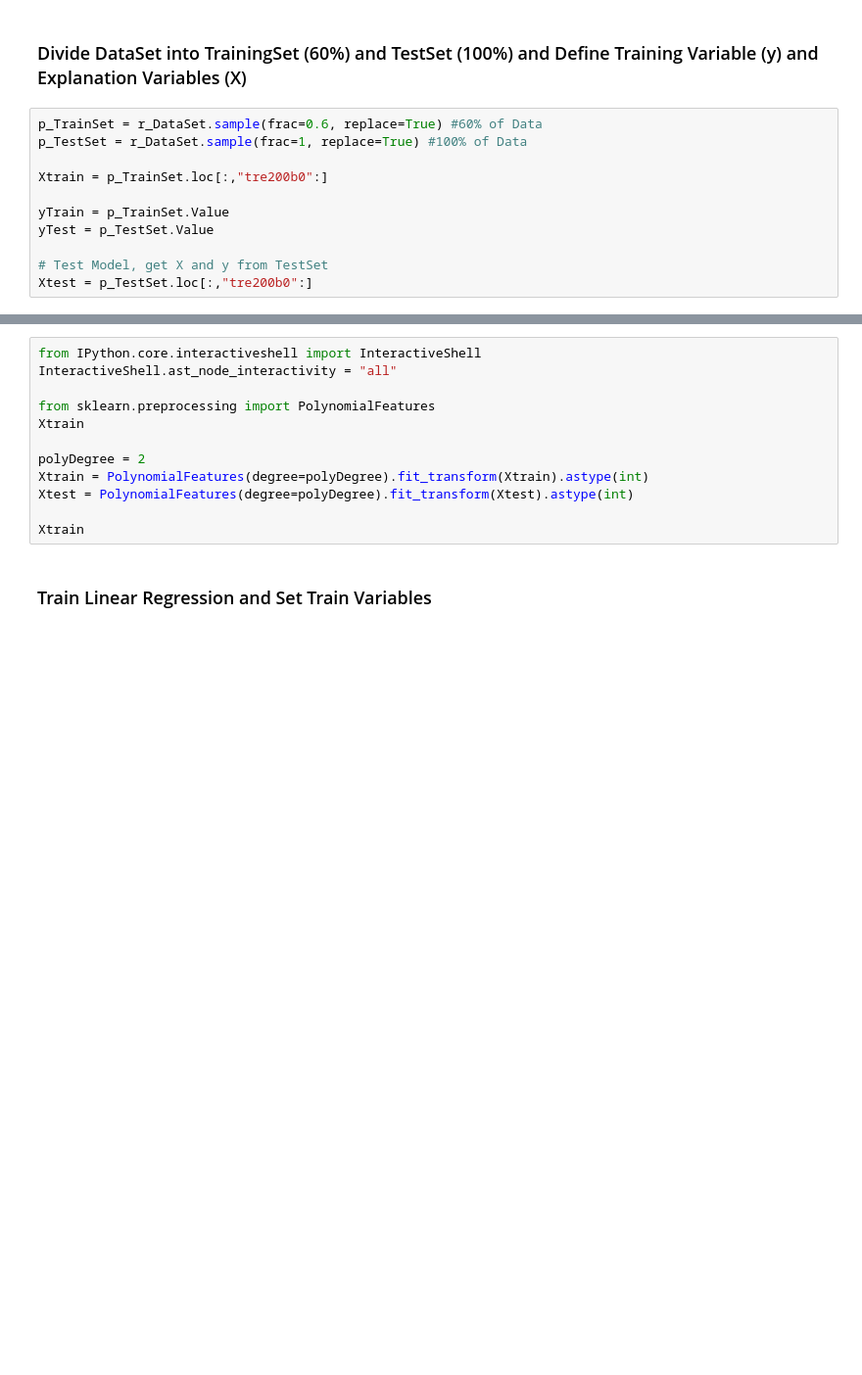
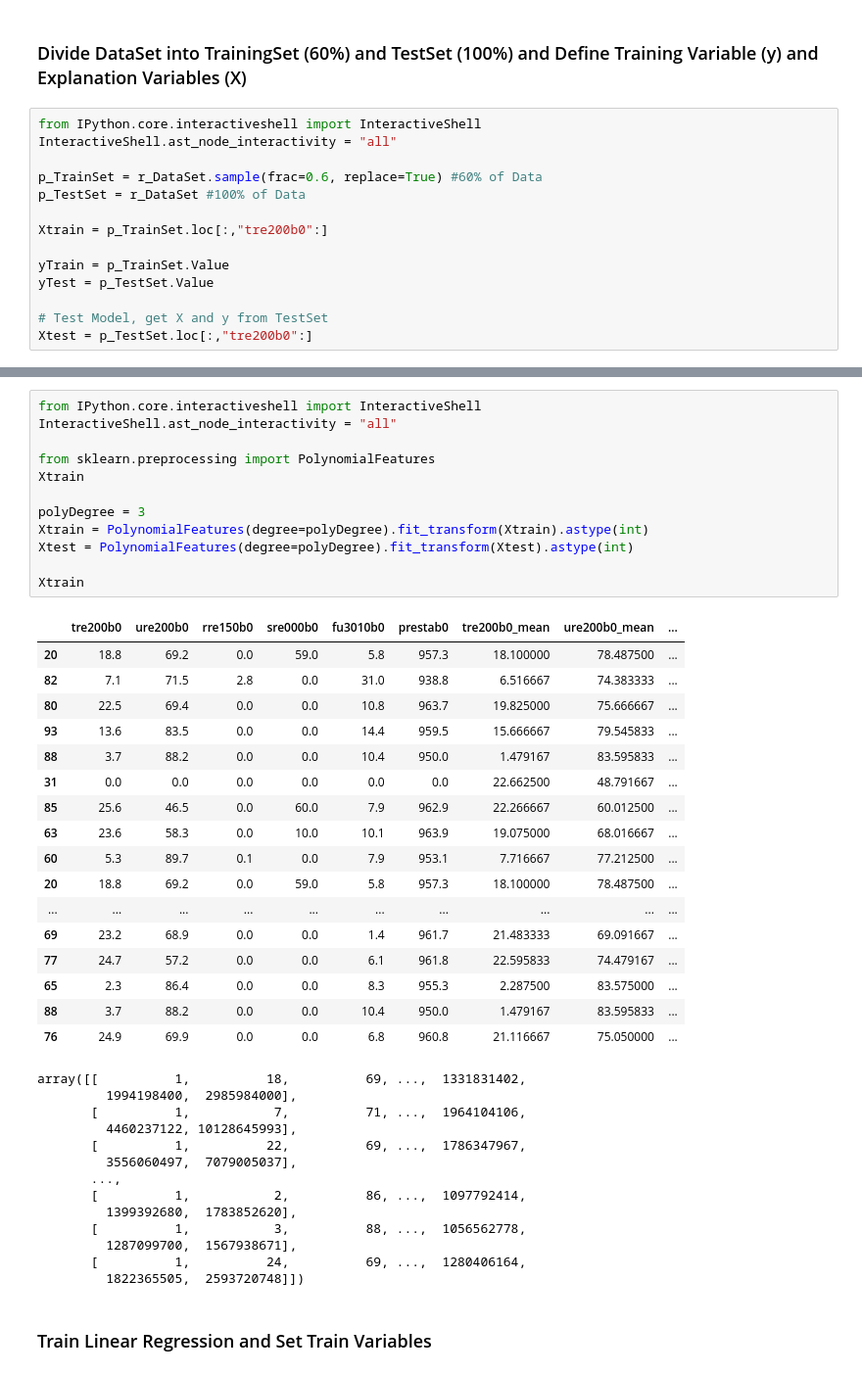
Before and after one commit to airigare/AI, a Jupyter notebook: Train.LinearModel.ipynb, the cells around one changed output, grey strips where cells are left out. Shown at 98% size. Saved outputs shown, nothing was run; the diff lists cells and outputs as text; blank space fills up the shorter version.

```diff
--- a/Train.LinearModel.ipynb
+++ b/Train.LinearModel.ipynb
@@ -66,8 +113,11 @@ r_DataSet.describe()
 # %% [markdown]
 ### Divide DataSet into TrainingSet (60%) and TestSet (100%) and Define Training Variable (y) and Explanation Variables (X)
 # %%
+from IPython.core.interactiveshell import InteractiveShell
+InteractiveShell.ast_node_interactivity = "all"
+
 p_TrainSet = r_DataSet.sample(frac=0.6, replace=True) #60% of Data
-p_TestSet = r_DataSet.sample(frac=1, replace=True) #100% of Data
+p_TestSet = r_DataSet #100% of Data
 
 Xtrain = p_TrainSet.loc[:,"tre200b0":]
 
@@ -81,15 +131,46 @@ Xtest = p_TestSet.loc[:,"tre200b0":]
 # %%
 from IPython.core.interactiveshell import InteractiveShell
 InteractiveShell.ast_node_interactivity = "all"
 
 from sklearn.preprocessing import PolynomialFeatures
 Xtrain
 
-polyDegree = 2
+polyDegree = 3
 Xtrain = PolynomialFeatures(degree=polyDegree).fit_transform(Xtrain).astype(int)
 Xtest = PolynomialFeatures(degree=polyDegree).fit_transform(Xtest).astype(int)
 
 Xtrain
+# %% [output]
+|  | tre200b0 | ure200b0 | rre150b0 | sre000b0 | fu3010b0 | prestab0 | tre200b0_mean | ure200b0_mean | ... |
+| 20 | 18.8 | 69.2 | 0.0 | 59.0 | 5.8 | 957.3 | 18.100000 | 78.487500 | ... |
+| 82 | 7.1 | 71.5 | 2.8 | 0.0 | 31.0 | 938.8 | 6.516667 | 74.383333 | ... |
+| 80 | 22.5 | 69.4 | 0.0 | 0.0 | 10.8 | 963.7 | 19.825000 | 75.666667 | ... |
+| 93 | 13.6 | 83.5 | 0.0 | 0.0 | 14.4 | 959.5 | 15.666667 | 79.545833 | ... |
+| 88 | 3.7 | 88.2 | 0.0 | 0.0 | 10.4 | 950.0 | 1.479167 | 83.595833 | ... |
+| 31 | 0.0 | 0.0 | 0.0 | 0.0 | 0.0 | 0.0 | 22.662500 | 48.791667 | ... |
+| 85 | 25.6 | 46.5 | 0.0 | 60.0 | 7.9 | 962.9 | 22.266667 | 60.012500 | ... |
+| 63 | 23.6 | 58.3 | 0.0 | 10.0 | 10.1 | 963.9 | 19.075000 | 68.016667 | ... |
+| 60 | 5.3 | 89.7 | 0.1 | 0.0 | 7.9 | 953.1 | 7.716667 | 77.212500 | ... |
+| 20 | 18.8 | 69.2 | 0.0 | 59.0 | 5.8 | 957.3 | 18.100000 | 78.487500 | ... |
+| ... | ... | ... | ... | ... | ... | ... | ... | ... | ... |
+| 69 | 23.2 | 68.9 | 0.0 | 0.0 | 1.4 | 961.7 | 21.483333 | 69.091667 | ... |
+| 77 | 24.7 | 57.2 | 0.0 | 0.0 | 6.1 | 961.8 | 22.595833 | 74.479167 | ... |
+| 65 | 2.3 | 86.4 | 0.0 | 0.0 | 8.3 | 955.3 | 2.287500 | 83.575000 | ... |
+| 88 | 3.7 | 88.2 | 0.0 | 0.0 | 10.4 | 950.0 | 1.479167 | 83.595833 | ... |
+| 76 | 24.9 | 69.9 | 0.0 | 0.0 | 6.8 | 960.8 | 21.116667 | 75.050000 | ... |
+array([[          1,          18,          69, ...,  1331831402,
+         1994198400,  2985984000],
+       [          1,           7,          71, ...,  1964104106,
+         4460237122, 10128645993],
+       [          1,          22,          69, ...,  1786347967,
+         3556060497,  7079005037],
+       ...,
+       [          1,           2,          86, ...,  1097792414,
+         1399392680,  1783852620],
+       [          1,           3,          88, ...,  1056562778,
+         1287099700,  1567938671],
+       [          1,          24,          69, ...,  1280406164,
+         1822365505,  2593720748]])
 # %% [markdown]
 ### Train Linear Regression and Set Train Variables
 # %%
```
Also changed, not shown: parts of 6 cells of this notebook.
